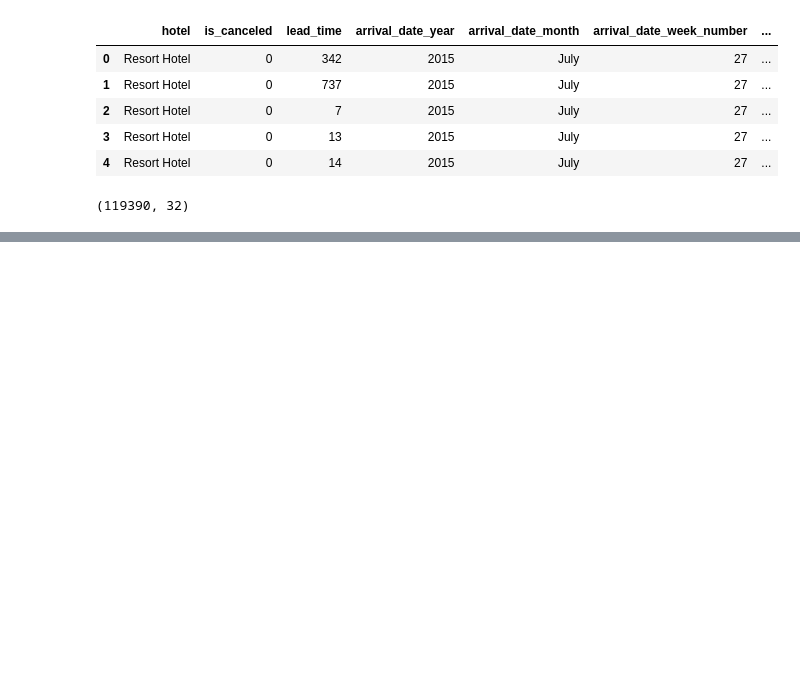
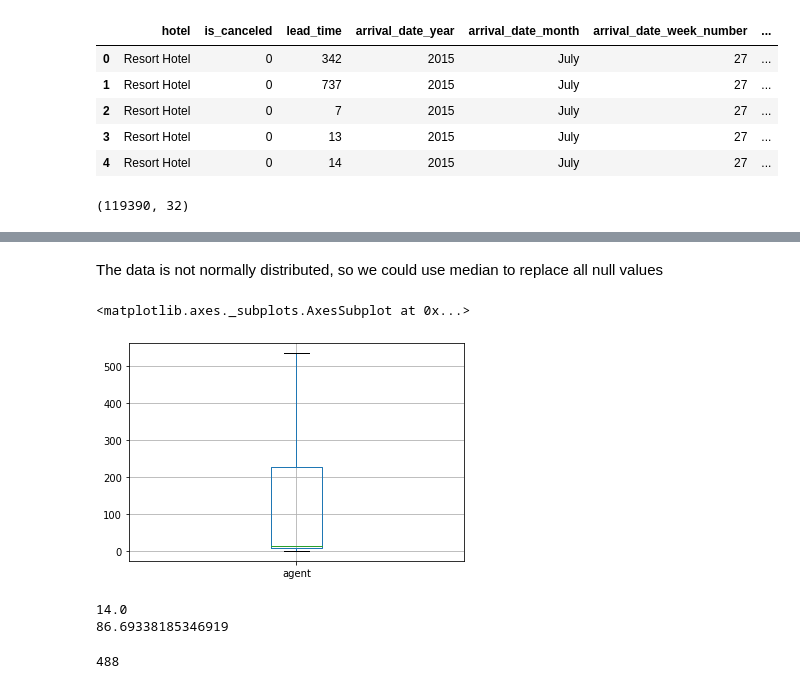
Before and after one commit to SUSOVAN-061/EDA-HOTEL-BOOKING, a Jupyter notebook: Hotel_Booking_Analysis_Capstone_Project.ipynb, the cells around one changed output, grey strips where cells are left out. Cells and saved outputs as stored; diff of their text form; code cells hidden in the pictures; blank space fills up the shorter version.

```diff
--- a/Hotel_Booking_Analysis_Capstone_Project.ipynb
+++ b/Hotel_Booking_Analysis_Capstone_Project.ipynb
@@ -34,0 +116,13 @@ df_hotel_booking.shape
+# %% [markdown]
+The data is not normally distributed, so we could use median to replace all null values
+# %%
+df_hotel_booking.boxplot(column='agent')
+# %% [output]
+<matplotlib.axes._subplots.AxesSubplot at 0x...>
+[figure, added]
+# %%
+print(agent.median())
+print(agent.mean())
+# %% [output]
+14.0
+86.69338185346919
@@ -34,0 +131,4 @@ df_hotel_booking.shape
+# %%
+df_hotel_booking['country'].isnull().sum()
+# %% [output]
+488
```
Also changed, not shown: parts of 21 cells of this notebook.
